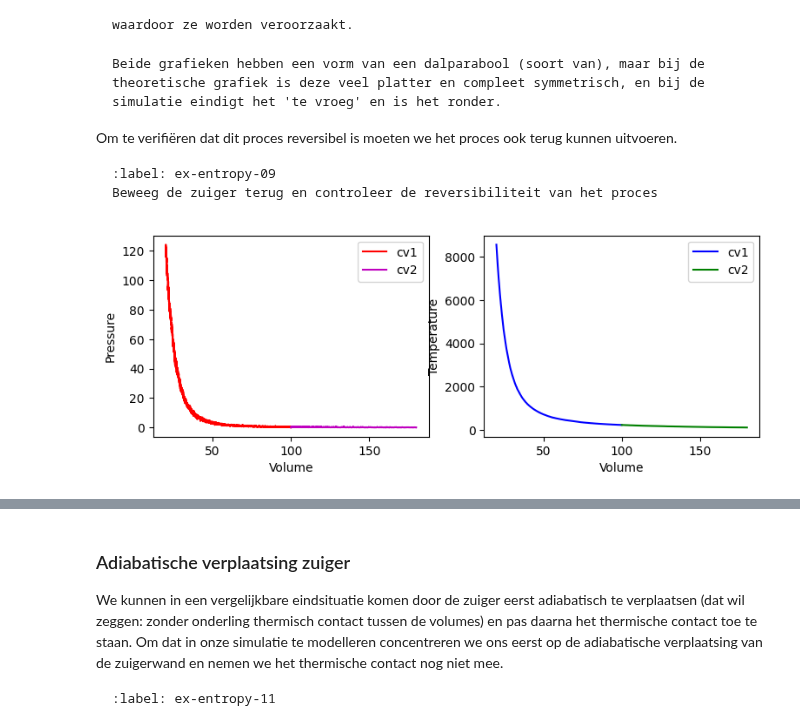
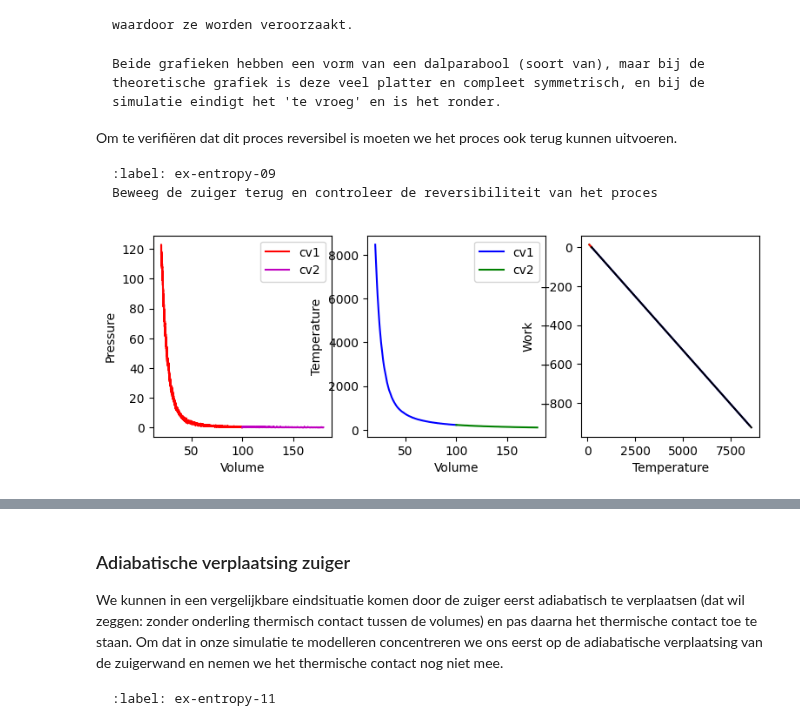
Before and after one commit to arenmeghdadi/314159265358979323846264338, a Jupyter notebook: Content/PySim/9_entropie.ipynb, the cells around one changed output, grey strips where cells are left out. Cells and saved outputs as stored; diff of their text form; code cells hidden in the pictures.

````diff
--- a/Content/PySim/9_entropie.ipynb
+++ b/Content/PySim/9_entropie.ipynb
@@ -288,6 +288,8 @@ temperatures1 = np.zeros(num_data, dtype=float)
 volumes2 = np.zeros(num_data, dtype=float)
 pressures2 = np.zeros(num_data, dtype=float)
 temperatures2 = np.zeros(num_data, dtype=float)
+works1 = np.zeros(num_data, dtype=float)
+works2 = np.zeros(num_data, dtype=float)
 
 cv1 = ControlVolume(BOX_SIZE_0, BOX_SIZE_0, 50, +V_PISTON_0, 0.5)
 cv2 = ControlVolume(BOX_SIZE_0, BOX_SIZE_0, 50, -V_PISTON_0, 0.5)
@@ -303,10 +305,12 @@ for i in range(num_data):
     volumes1[i] = cv1.area
     pressures1[i] = cv1.pressure
     temperatures1[i] = cv1.temperature
+    works1[i] = cv1.work
 
     volumes2[i] = cv2.area
     pressures2[i] = cv2.pressure
     temperatures2[i] = cv2.temperature
+    works2[i] = cv2.work
 # %%
 # plotten van de druk en temperatuur van beide volumes
 fig, (ax1, ax2) = plt.subplots(1, 2, figsize=(9, 3))
@@ -443,57 +450,98 @@ Beweeg de zuiger terug en controleer de reversibiliteit van het proces
 # %%
 # neem de vorige code tussen opgave 3 en 4 over en breidt deze uit.
 # runnen van de simulatie
 num_data = round(abs(BOX_SIZE_0 * 0.4 / (DT * V_PISTON_0)))
 
-volumes1 = np.zeros(num_data, dtype=float)
-pressures1 = np.zeros(num_data, dtype=float)
-temperatures1 = np.zeros(num_data, dtype=float)
-volumes2 = np.zeros(num_data, dtype=float)
-pressures2 = np.zeros(num_data, dtype=float)
-temperatures2 = np.zeros(num_data, dtype=float)
+volumes1a = np.zeros(num_data, dtype=float)
+pressures1a = np.zeros(num_data, dtype=float)
+temperatures1a = np.zeros(num_data, dtype=float)
+volumes2a = np.zeros(num_data, dtype=float)
+pressures2a = np.zeros(num_data, dtype=float)
+temperatures2a = np.zeros(num_data, dtype=float)
+works1a = np.zeros(num_data, dtype=float)
+works2a =  np.zeros(num_data, dtype=float)
 
-cv1 = ControlVolume(BOX_SIZE_0, BOX_SIZE_0, 50, +V_PISTON_0, 0.5)
-cv2 = ControlVolume(BOX_SIZE_0, BOX_SIZE_0, 50, -V_PISTON_0, 0.5)
+cv1a = ControlVolume(BOX_SIZE_0, BOX_SIZE_0, 50, +V_PISTON_0, 0.5)
+cv2a = ControlVolume(BOX_SIZE_0, BOX_SIZE_0, 50, -V_PISTON_0, 0.5)
 
 for i in range(num_data):
-    cv1.take_time_step()
-    cv2.take_time_step()
+    cv1a.take_time_step()
+    cv2a.take_time_step()
 
-    average_temp = - (cv1.temperature + cv2.temperature) / 2
-    cv1.set_temp = average_temp
-    cv2.set_temp = average_temp
+    average_temp = - (cv1a.temperature + cv2a.temperature) / 2
+    cv1a.set_temp = average_temp
+    cv2a.set_temp = average_temp
 
-    volumes1[i] = cv1.area
-    pressures1[i] = cv1.pressure
-    temperatures1[i] = cv1.temperature
+    volumes1a[i] = cv1a.area
+    pressures1a[i] = cv1a.pressure
+    temperatures1a[i] = cv1a.temperature
+    works1a[i] = cv1a.work
 
-    volumes2[i] = cv2.area
-    pressures2[i] = cv2.pressure
-    temperatures2[i] = cv2.temperature
+    volumes2a[i] = cv2a.area
+    pressures2a[i] = cv2a.pressure
+    temperatures2a[i] = cv2a.temperature
+    works2a[i] = cv2a.work
 #your code/answer
 
+volumes1b = np.zeros(num_data, dtype=float)
+pressures1b = np.zeros(num_data, dtype=float)
+temperatures1b = np.zeros(num_data, dtype=float)
+volumes2b = np.zeros(num_data, dtype=float)
+pressures2b = np.zeros(num_data, dtype=float)
+temperatures2b = np.zeros(num_data, dtype=float)
+works1b = np.zeros(num_data, dtype=float)
+works2b =  np.zeros(num_data, dtype=float)
+
+cv1b = ControlVolume(BOX_SIZE_0, BOX_SIZE_0, 50, -V_PISTON_0, 0.5)
+cv2b = ControlVolume(BOX_SIZE_0, BOX_SIZE_0, 50, +V_PISTON_0, 0.5)
+
+for i in range(num_data):
+    cv1b.take_time_step()
+    cv2b.take_time_step()
+
+    average_temp = - (cv1b.temperature + cv2b.temperature) / 2
+    cv1b.set_temp = average_temp
+    cv2b.set_temp = average_temp
+
+    volumes1b[i] = cv1b.area
+    pressures1b[i] = cv1b.pressure
+    temperatures1b[i] = cv1b.temperature
+    works1b[i] = cv1b.work
+
+    volumes2b[i] = cv2b.area
+    pressures2b[i] = cv2b.pressure
+    temperatures2b[i] = cv2b.temperature
+    works2b[i] = cv2b.work
 # plotten van de druk en temperatuur van beide volumes
-fig, (ax1, ax2) = plt.subplots(1, 2, figsize=(9, 3))
+fig, (ax1, ax2, ax3) = plt.subplots(1, 3, figsize=(9, 3))
 ax1.set_xlabel('Volume')
 ax1.set_ylabel('Pressure')
 
 ax2.set_xlabel('Volume')
 ax2.set_ylabel('Temperature')
+
+ax3.set_xlabel('Temperature')
+ax3.set_ylabel('Work')
+
 fig.tight_layout
 
 #druk als functie van volume
-ax1.plot(volumes1, pressures1, '-r', label='cv1')
-ax1.plot(volumes2, pressures2, '-m',label='cv2')
+ax1.plot(volumes1a, pressures1a, '-r', label='cv1')
+ax1.plot(volumes2a, pressures2a, '-m',label='cv2')
 ax1.legend()
 
 #temperatuur als functie van volume
-ax2.plot(volumes1, temperatures1, '-b',label='cv1')
-ax2.plot(volumes2, temperatures2, '-g',label='cv2')
+ax2.plot(volumes1a, temperatures1a, '-b',label='cv1')
+ax2.plot(volumes2a, temperatures2a, '-g',label='cv2')
 ax2.legend()
 
+ax3.plot(temperatures1a, works1a, '-b')
+ax3.plot(temperatures1b, works1b, '-g')
+ax3.plot(temperatures2a, works2a, '-r')
+ax3.plot(temperatures2b, works2b, '-k')
 plt.show()
 # %% [output]
-[figure, old version]
+[figure, new version]
 # %% [markdown]
 ```{exercise} check reversibility
 :label: ex-entropy-10
````
Also changed, not shown: parts of 6 cells of this notebook.
